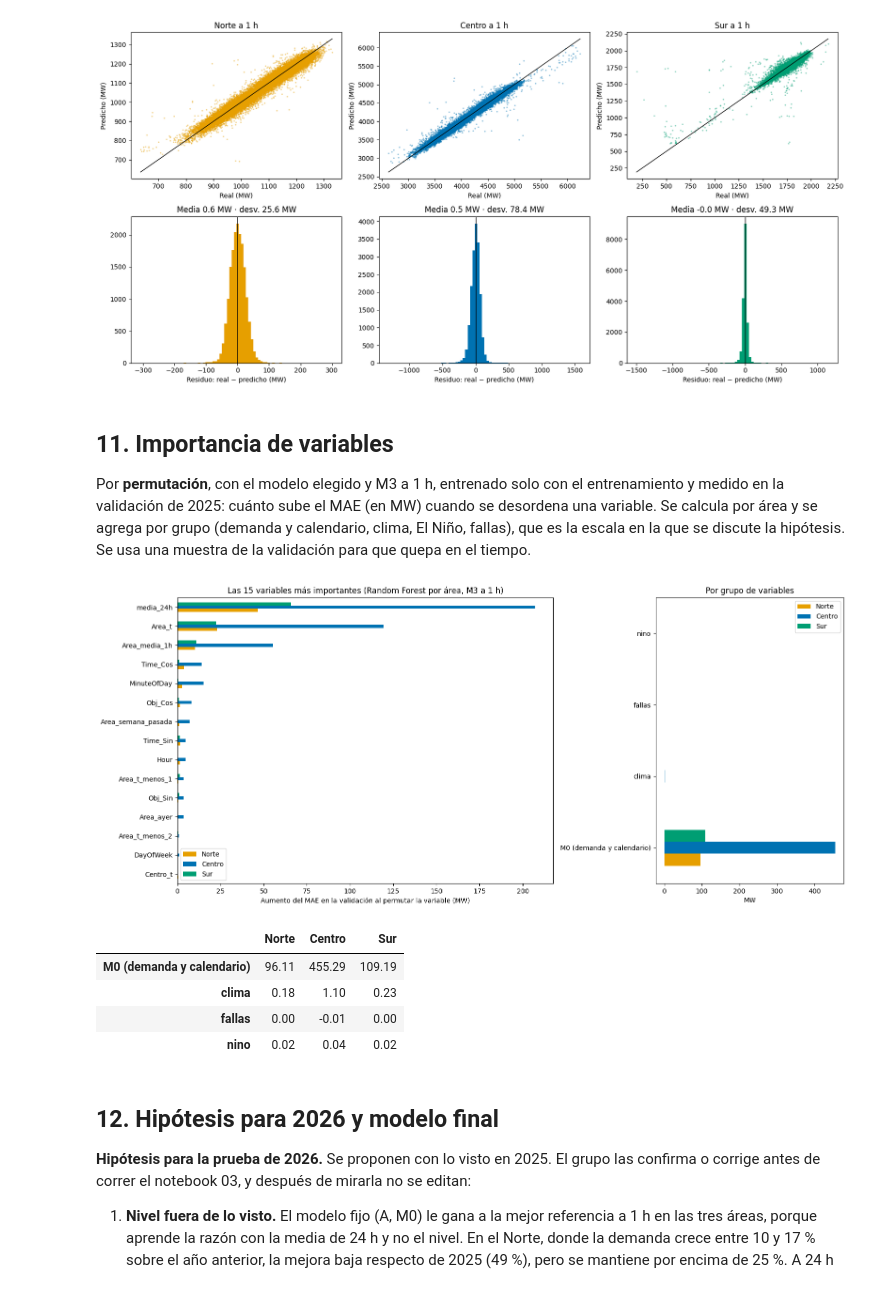
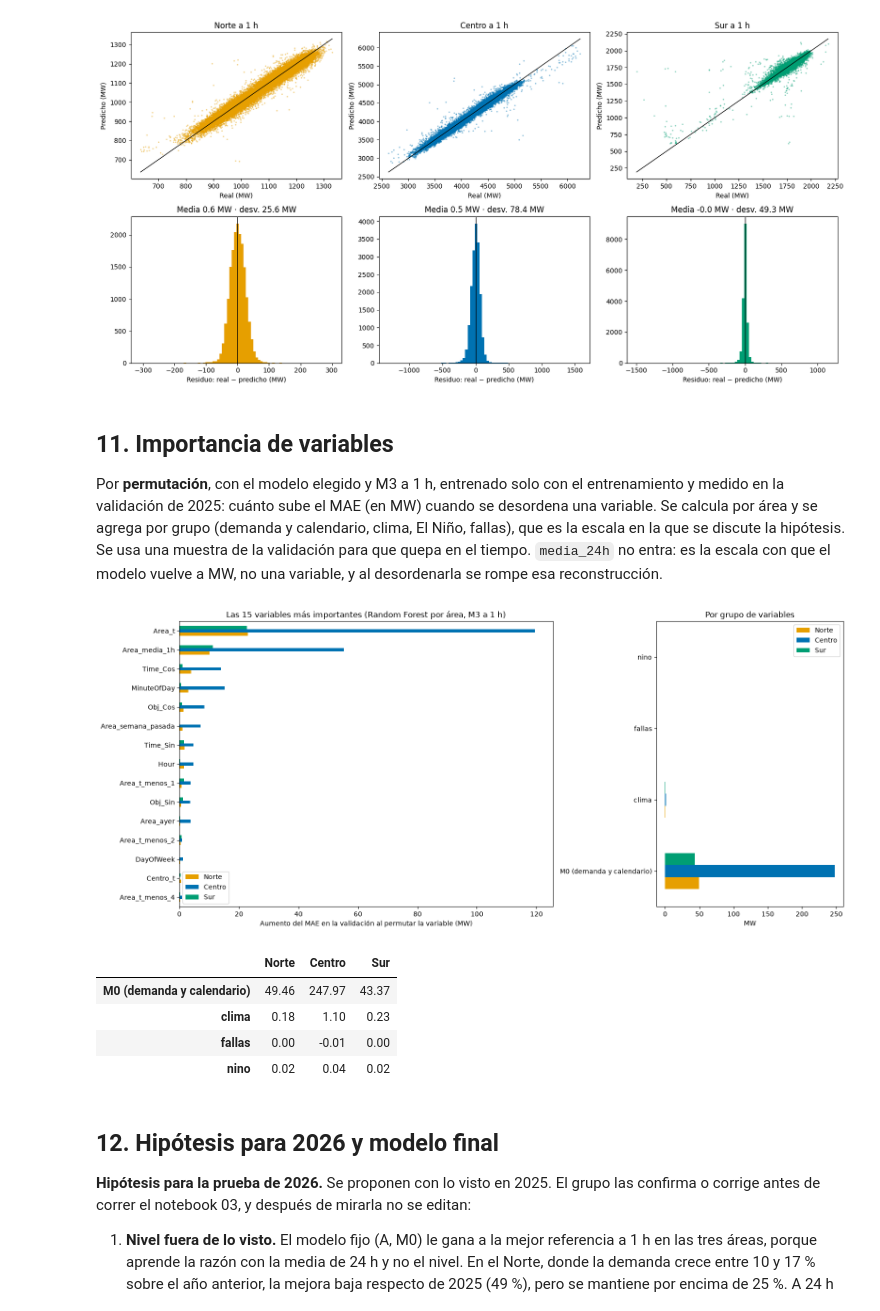
Before and after one commit to R0SEWT/tetouan-power-forecast, a Jupyter notebook: notebooks/02_sein_modelado_evaluacion.ipynb, the cells around one changed output. Saved outputs shown, nothing was run; the diff lists cells and outputs as text; code cells hidden in the pictures.

```diff
--- a/notebooks/02_sein_modelado_evaluacion.ipynb
+++ b/notebooks/02_sein_modelado_evaluacion.ipynb
@@ -889,7 +889,8 @@ plt.show()
 Por **permutación**, con el modelo elegido y M3 a 1 h, entrenado solo con el entrenamiento y medido en la
 validación de 2025: cuánto sube el MAE (en MW) cuando se desordena una variable. Se calcula por área y se agrega por
 grupo (demanda y calendario, clima, El Niño, fallas), que es la escala en la que se discute la hipótesis. Se usa
-una muestra de la validación para que quepa en el tiempo.
+una muestra de la validación para que quepa en el tiempo. `media_24h` no entra: es la escala con que el
+modelo vuelve a MW, no una variable, y al desordenarla se rompe esa reconstrucción.
 # %%
 def grupo_de(columna):
     for g, cols in GRUPOS.items():
@@ -902,36 +903,37 @@ importancias = {}
 for a in AREAS:
     if ELEGIDO.endswith("global"):
         g = datos["1h"]["global"]
         cols = columnas_variante(g, "M3")
         modelo = clone(MODELOS[ELEGIDO]).fit(tramo(g, "entrenamiento")[cols], tramo(g, "entrenamiento")["real"])
         va = tramo(g, "validacion").query("area == @a")
     else:
         d = datos["1h"]["locales"][a]
         cols = columnas_variante(d, "M3")
         modelo = clone(MODELOS[ELEGIDO]).fit(tramo(d, "entrenamiento")[cols], tramo(d, "entrenamiento")["real"])
         va = tramo(d, "validacion")
     muestra = va.sample(min(len(va), 4000 if RAPIDO else 15000), random_state=SEMILLA)
     resultado = permutation_importance(modelo, muestra[cols], muestra["real"], scoring="neg_mean_absolute_error",
                                        n_repeats=3 if RAPIDO else 5, random_state=SEMILLA)
     importancias[NOMBRES[a]] = pd.Series(resultado.importances_mean, index=cols)
 importancias = pd.DataFrame(importancias)
+importancias = importancias.drop(index="media_24h")  # la escala que lleva la razón a MW: no es una variable
 importancias = importancias.loc[importancias.mean(axis=1).sort_values(ascending=False).index]
 por_grupo = importancias.groupby(importancias.index.map(grupo_de)).sum()
 
 fig, (eje1, eje2) = plt.subplots(1, 2, figsize=(16, 7), gridspec_kw={"width_ratios": [2, 1]})
 importancias.head(15).iloc[::-1].plot.barh(ax=eje1, color=[COLORES[a] for a in AREAS])
 eje1.set_xlabel("Aumento del MAE en la validación al permutar la variable (MW)")
 eje1.set_title(f"Las 15 variables más importantes ({ELEGIDO}, M3 a 1 h)")
 por_grupo.plot.barh(ax=eje2, color=[COLORES[a] for a in AREAS])
 eje2.set_title("Por grupo de variables")
 eje2.set_xlabel("MW")
 plt.tight_layout()
 plt.show()
 display(por_grupo.round(2))
 # %% [output]
-[figure, old version]
+[figure, new version]
 |  | Norte | Centro | Sur |
-| M0 (demanda y calendario) | 96.11 | 455.29 | 109.19 |
+| M0 (demanda y calendario) | 49.46 | 247.97 | 43.37 |
 | clima | 0.18 | 1.10 | 0.23 |
 | fallas | 0.00 | -0.01 | 0.00 |
 | nino | 0.02 | 0.04 | 0.02 |
```
Also changed, not shown: parts of 1 cell of this notebook, 3 other files.
